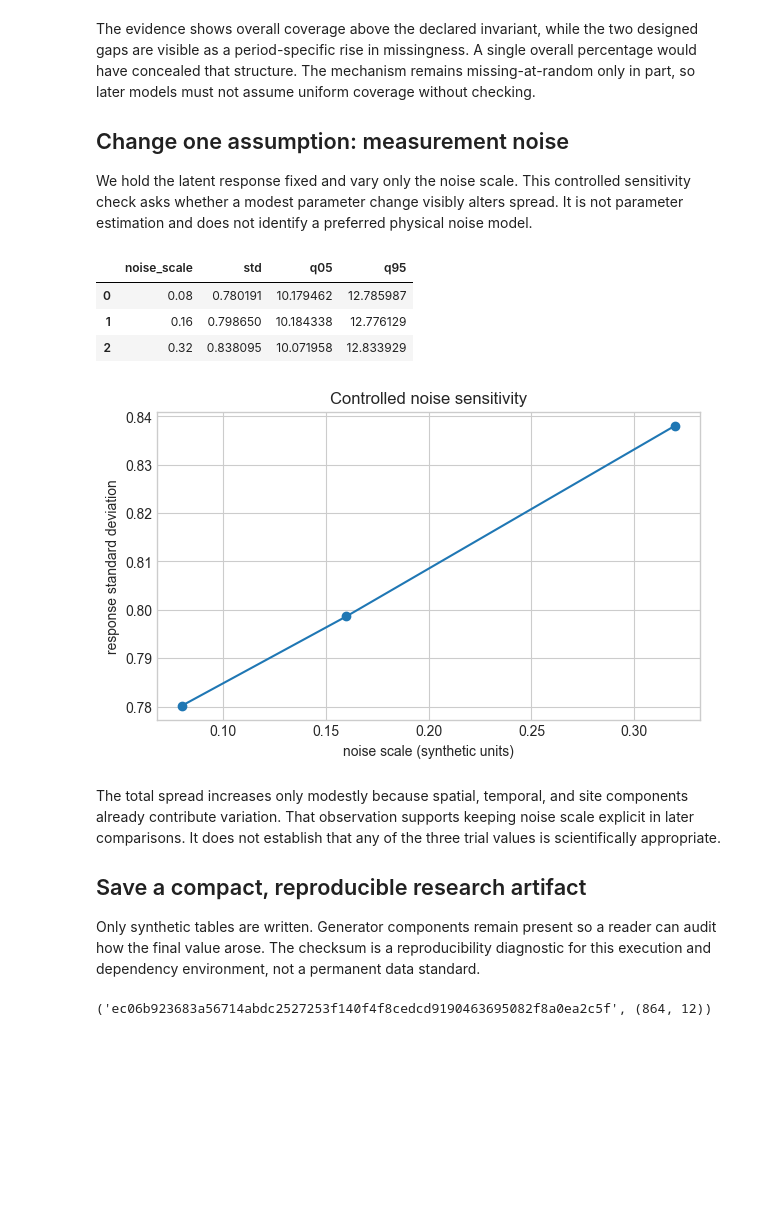
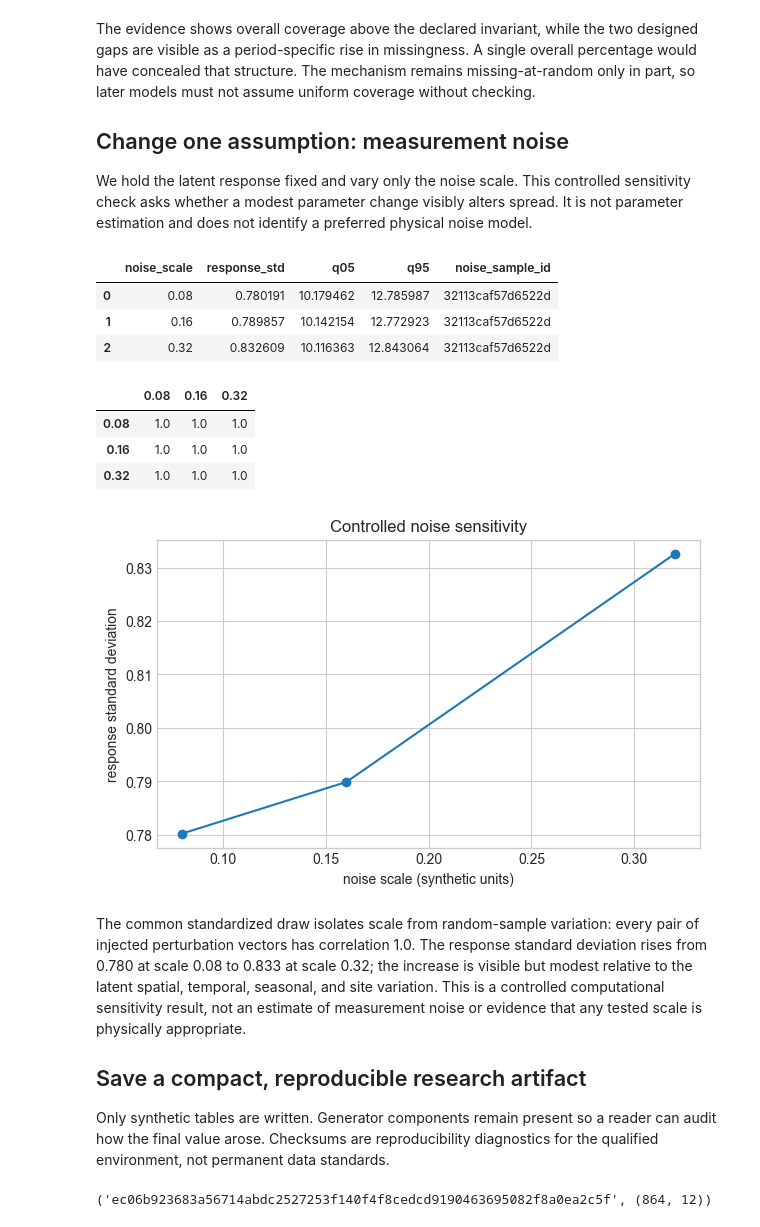
Before and after one commit to DavidoffichW/fpwm-lab, a Jupyter notebook: notebooks/01_synthetic_field_investigation.ipynb, the cells around one changed output. Drawn from its saved outputs; the diff is of its cells as text; code cells hidden in the pictures; blank space fills up the shorter version.

```diff
--- a/notebooks/01_synthetic_field_investigation.ipynb
+++ b/notebooks/01_synthetic_field_investigation.ipynb
@@ -296,40 +302,57 @@ model.
 # %%
 latent = observations["pressure_su_complete"] - noise
 noise_rng = np.random.default_rng(SEED + 1)
+standard_noise = noise_rng.standard_normal(len(latent))
+noise_sample_id = hashlib.sha256(standard_noise.astype("<f8").tobytes()).hexdigest()[:16]
 sensitivity = []
 for scale in [0.08, 0.16, 0.32]:
-    trial = latent + noise_rng.normal(0, scale, len(latent))
+    trial = latent + scale * standard_noise
     sensitivity.append({
-        "noise_scale": scale,
-        "std": trial.std(),
-        "q05": trial.quantile(0.05),
-        "q95": trial.quantile(0.95),
+        "noise_scale": scale, "response_std": trial.std(),
+        "q05": trial.quantile(0.05), "q95": trial.quantile(0.95),
+        "noise_sample_id": noise_sample_id,
     })
-pd.DataFrame(sensitivity)
+sensitivity_frame = pd.DataFrame(sensitivity)
+sensitivity_frame
 # %% [output]
-|  | noise_scale | std | q05 | q95 |
-| 0 | 0.08 | 0.780191 | 10.179462 | 12.785987 |
-| 1 | 0.16 | 0.798650 | 10.184338 | 12.776129 |
-| 2 | 0.32 | 0.838095 | 10.071958 | 12.833929 |
+|  | noise_scale | response_std | q05 | q95 | noise_sample_id |
+| 0 | 0.08 | 0.780191 | 10.179462 | 12.785987 | 32113caf57d6522d |
+| 1 | 0.16 | 0.789857 | 10.142154 | 12.772923 | 32113caf57d6522d |
+| 2 | 0.32 | 0.832609 | 10.116363 | 12.843064 | 32113caf57d6522d |
+# %%
+scales = sensitivity_frame["noise_scale"].to_numpy()
+perturbations = np.column_stack([scale * standard_noise for scale in scales])
+correlations = pd.DataFrame(
+    np.corrcoef(perturbations.T), index=scales, columns=scales,
+)
+assert np.allclose(correlations, 1.0)
+correlations
+# %% [output]
+|  | 0.08 | 0.16 | 0.32 |
+| 0.08 | 1.0 | 1.0 | 1.0 |
+| 0.16 | 1.0 | 1.0 | 1.0 |
+| 0.32 | 1.0 | 1.0 | 1.0 |
 # %%
 fig, ax = plt.subplots(figsize=(7, 4))
-ax.plot([row["noise_scale"] for row in sensitivity], [row["std"] for row in sensitivity], marker="o")
+ax.plot(sensitivity_frame["noise_scale"], sensitivity_frame["response_std"], marker="o")
 ax.set(xlabel="noise scale (synthetic units)", ylabel="response standard deviation", title="Controlled noise sensitivity")
 plt.show()
 # %% [output]
-[figure, old version]
+[figure, new version]
 # %% [markdown]
-The total spread increases only modestly because spatial, temporal, and site
-components already contribute variation. That observation supports keeping
-noise scale explicit in later comparisons. It does not establish that any of
-the three trial values is scientifically appropriate.
+The common standardized draw isolates scale from random-sample variation: every
+pair of injected perturbation vectors has correlation 1.0. The response
+standard deviation rises from 0.780 at scale 0.08 to 0.833 at scale 0.32; the
+increase is visible but modest relative to the latent spatial, temporal,
+seasonal, and site variation. This is a
+controlled computational sensitivity result, not an estimate of measurement
+noise or evidence that any tested scale is physically appropriate.
 
 ## Save a compact, reproducible research artifact
 
 Only synthetic tables are written. Generator components remain present so a
-reader can audit how the final value arose. The checksum is a reproducibility
-diagnostic for this execution and dependency environment, not a permanent data
-standard.
+reader can audit how the final value arose. Checksums are reproducibility
+diagnostics for the qualified environment, not permanent data standards.
 # %%
 public_columns = [
     "site_id", "x_norm", "y_norm", "period", "synthetic_month",
```
Also changed, not shown: parts of 4 cells of this notebook, 13 other files.
